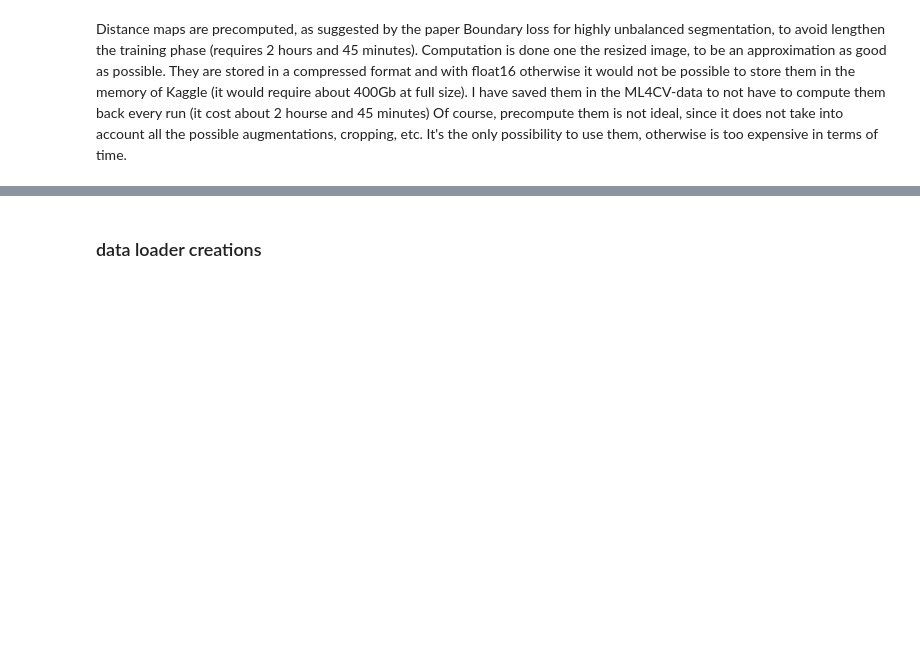
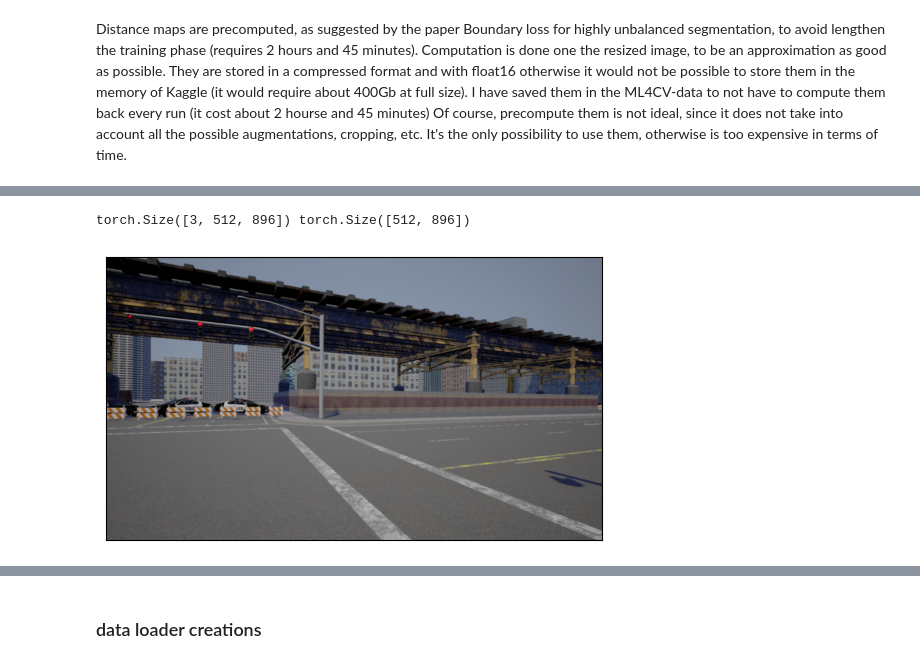
Before and after one commit to christiandibuo/ML4CV---Assignment, a Jupyter notebook: ml4cv_main.ipynb, the cells around one changed output, grey strips where cells are left out. Saved outputs shown, nothing was run; the diff lists cells and outputs as text; code cells hidden in the pictures; blank space fills up the shorter version.

```diff
--- a/ml4cv_main.ipynb
+++ b/ml4cv_main.ipynb
@@ -124,7 +173,7 @@ class StreetHazardsDataset(Dataset):
         self.inject_anomalies = inject_anomalies
         self.coco_path_images = coco_path_images
         self.compute_dist_map = compute_dist_map
-        self.path_to_distance_map = '/kaggle/input/ml4cv-data/streethazards_distance_maps/streethazards_distance_maps'
+        self.path_to_distance_map = '/kaggle/input/distance_maps/distance_maps'
 
         if self.inject_anomalies:
             with open(coco_path_annotations, 'r') as file:
@@ -145,6 +194,13 @@ class StreetHazardsDataset(Dataset):
             for data in odgt_data
         ]
 
+    def random_horizontal_flip(self, image, label, dist_map, p=0.5):
+        if random.random() < p:
+            image = torch.flip(image, dims=[-1])
+            label = torch.flip(label, dims=[-1])
+            dist_map = torch.flip(dist_map, dims=[-1])
+        return image, label, dist_map
+
     def __len__(self):
         return len(self.paths)
 
@@ -154,12 +210,18 @@ class StreetHazardsDataset(Dataset):
         labels = Image.open(self.paths[idx]["labels"])
         dist_map = np.load(self.paths[idx]["dist_map"])["dist"] if self.compute_dist_map else np.zeros(1)
 
+        #to_tensor
+        dist_map = torch.from_numpy(dist_map)
+        image = transforms.ToTensor()(image)
+        labels = torch.as_tensor(transforms.functional.pil_to_tensor(labels), dtype=torch.int64) - 1
+
         if self.image_resize:
             image = transforms.Resize(self.image_resize, transforms.InterpolationMode.BILINEAR)(image)
             labels = transforms.Resize(self.image_resize, transforms.InterpolationMode.NEAREST)(labels)
 
         if self.augment_both:
-            image, labels = self.augment_both(image, labels)
+            image, labels, dist_map = self.random_horizontal_flip(image=image, label=labels, dist_map=dist_map, p=0.5)
+            #image, labels, dist_map = self.augment_both(image, labels, dist_map)
 
         if self.inject_anomalies:
 
@@ -167,8 +229,10 @@ class StreetHazardsDataset(Dataset):
 
 
         #to_tensor
-        image = transforms.ToTensor()(image)
+        '''image = transforms.ToTensor()(image)
         labels = torch.as_tensor(transforms.functional.pil_to_tensor(labels), dtype=torch.int64) - 1
+        labels = labels.squeeze(0)'''
+
         labels = labels.squeeze(0)
 
         if self.augment_images:
@@ -461,7 +596,7 @@ def preprocess_distance_maps(
 image_resize = (512, 896)
 
 train_dataset = StreetHazardsDataset(
-    odgt_file="/kaggle/input/ml4cv-data/streethazards_train/train/train.odgt",
+    odgt_file= "/kaggle/input/streethazards_train/train/train.odgt",
     image_resize = image_resize,
     augment_both=None,
     augment_images=None,
@@ -471,3 +633,11 @@ train_dataset = StreetHazardsDataset(
+# %%
+idx = 2
+img, lbl, _ = train_dataset[idx].values()
+print(img.shape, lbl.shape)
+visualize_scene(img)
+# %% [output]
+torch.Size([3, 512, 896]) torch.Size([512, 896])
+[figure, added]
 # %%
 #compute mean and std on resized images should give better results, if the resize is the same used in the training
 train_dl = DataLoader(train_dataset, batch_size=8, shuffle=True, num_workers=2)
```
Also changed, not shown: parts of 72 cells of this notebook.
